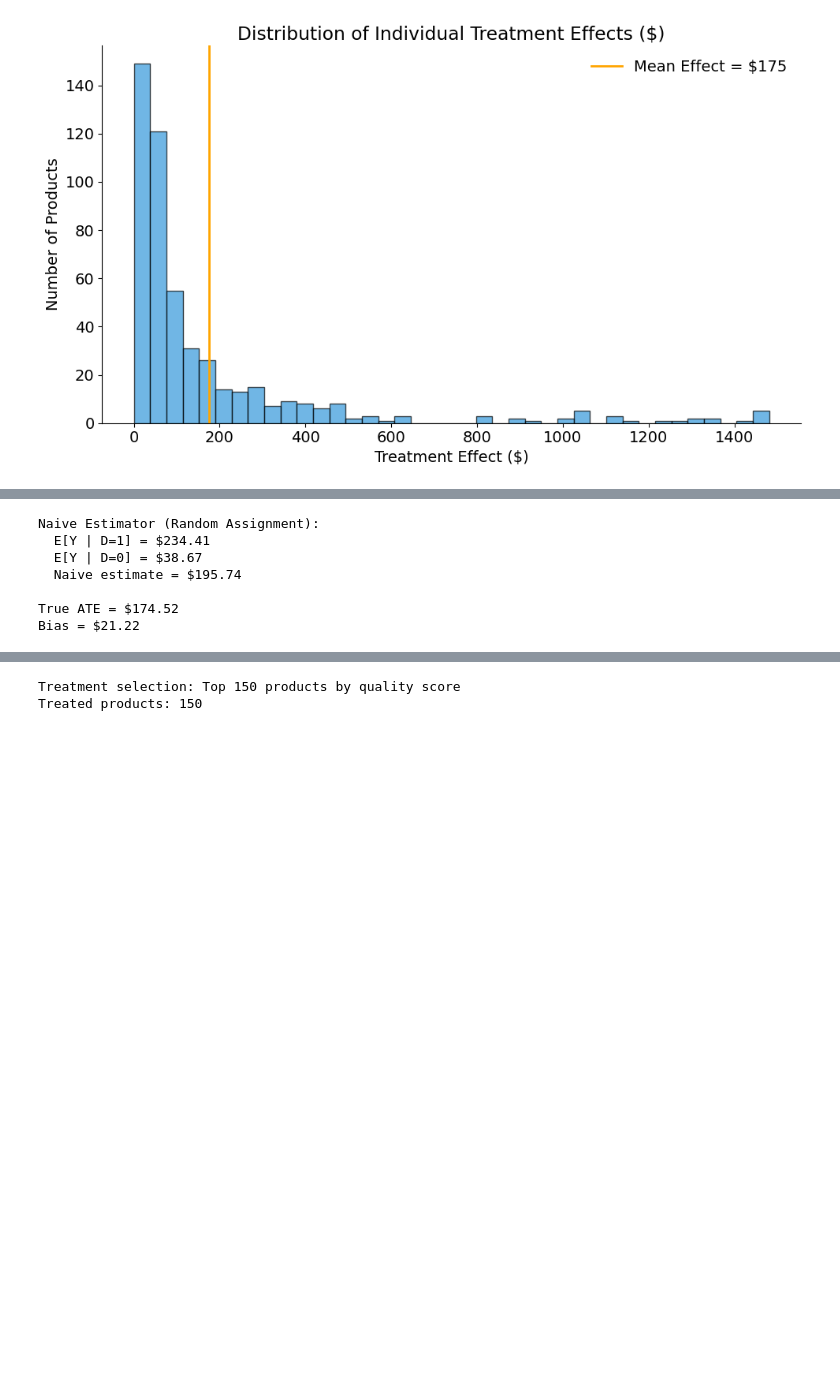
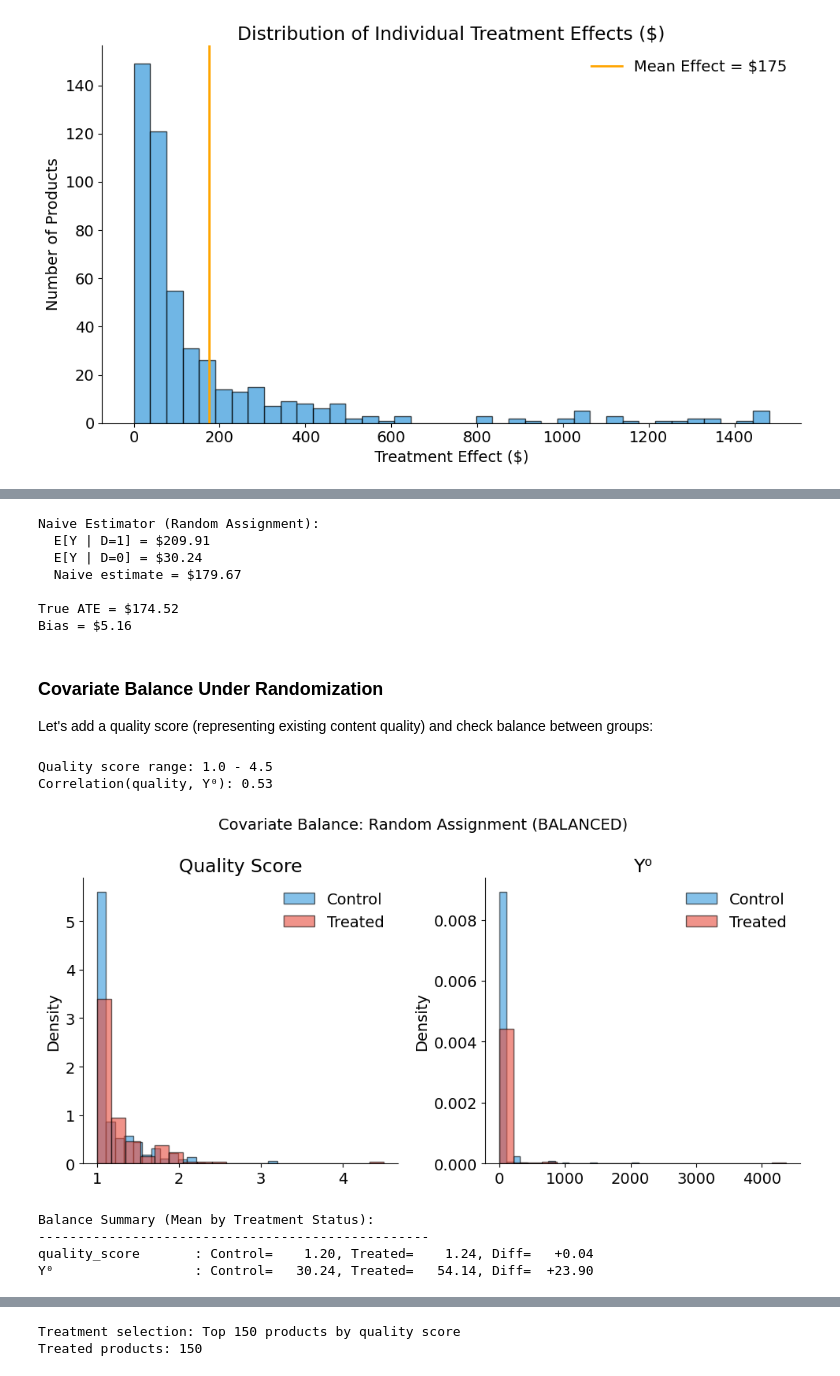
Before and after one commit to eisenhauerIO/courses-business-decisions, a Jupyter notebook: docs/source/measure-impact/01-potential-outcome-model/lecture.ipynb, the cells around one changed output, grey strips where cells are left out. Saved outputs shown, nothing was run; the diff lists cells and outputs as text; code cells hidden in the pictures; blank space fills up the shorter version.

```diff
--- a/docs/source/measure-impact/01-potential-outcome-model/lecture.ipynb
+++ b/docs/source/measure-impact/01-potential-outcome-model/lecture.ipynb
@@ -164,14 +335,14 @@ full_info_df = potential_outcomes.merge(
 )
 full_info_df = full_info_df.rename(
     columns={
-        "Y0_revenue": "Y⁰",
-        "Y1_revenue": "Y¹",
+        "Y0_revenue": "Y\u2070",
+        "Y1_revenue": "Y\u00b9",
         "enriched": "Treated",
         "revenue": "Y_obs",
     }
 )
 
 # Show sample with positive revenue
-sample = full_info_df[full_info_df["Y⁰"] > 0].sample(8, random_state=42)
+sample = full_info_df[full_info_df["Y\u2070"] > 0].sample(8, random_state=42)
 sample["Treated"] = sample["Treated"].map({True: "Yes", False: "No"})
-sample[["product_identifier", "Treated", "Y_obs", "Y⁰", "Y¹"]]
+sample[["product_identifier", "Treated", "Y_obs", "Y\u2070", "Y\u00b9"]]
@@ -188,7 +363,6 @@ This measures how much product $i$'s revenue would change due to content optimiz
 # %%
-# Individual treatment effect
-full_info_df["delta"] = full_info_df["Y¹"] - full_info_df["Y⁰"]
-
+# Individual treatment effect: delta_i = Y^1_i - Y^0_i
+full_info_df["delta"] = full_info_df["Y\u00b9"] - full_info_df["Y\u2070"]
 
 print("Individual Treatment Effects:")
 print(f"  Mean: ${full_info_df['delta'].mean():,.2f}")
@@ -243,5 +401,5 @@ $$E[Y \mid D=1] - E[Y \mid D=0] = E[Y^1] - E[Y^0] = \text{ATE}$$
 # %%
-# Naive estimator under random assignment (our current setup)
+# Naive estimator under random assignment
 treated = full_info_df[full_info_df["Treated"]]
 control = full_info_df[~full_info_df["Treated"]]
 
@@ -255,10 +413,39 @@ print(f"\nTrue ATE = ${ATE_true:,.2f}")
 print(f"Bias = ${naive_estimate_random - ATE_true:,.2f}")
 # %% [output]
 Naive Estimator (Random Assignment):
-  E[Y | D=1] = $234.41
-  E[Y | D=0] = $38.67
-  Naive estimate = $195.74
+  E[Y | D=1] = $209.91
+  E[Y | D=0] = $30.24
+  Naive estimate = $179.67
 
 True ATE = $174.52
-Bias = $21.22
+Bias = $5.16
+# %% [markdown]
+### Covariate Balance Under Randomization
+
+Let's add a quality score (representing existing content quality) and check balance between groups:
+# %%
+# Add quality score based on baseline revenue (Y^0)
+full_info_df["quality_score"] = generate_quality_score(full_info_df["Y\u2070"])
+
+print(f"Quality score range: {full_info_df['quality_score'].min():.1f} - {full_info_df['quality_score'].max():.1f}")
+print(f"Correlation(quality, Y\u2070): {full_info_df['quality_score'].corr(full_info_df['Y\u2070']):.2f}")
+# %% [output]
+Quality score range: 1.0 - 4.5
+Correlation(quality, Y⁰): 0.53
+# %%
+# Check balance under random assignment
+full_info_df["D_random"] = full_info_df["Treated"].astype(int)
+
+plot_balance_check(
+    full_info_df,
+    covariates=["quality_score", "Y\u2070"],
+    treatment_col="D_random",
+    title="Covariate Balance: Random Assignment (BALANCED)",
+)
+# %% [output]
+[figure, added]
+Balance Summary (Mean by Treatment Status):
+--------------------------------------------------
+quality_score       : Control=    1.20, Treated=    1.24, Diff=   +0.04
+Y⁰                  : Control=   30.24, Treated=   54.14, Diff=  +23.90
 # %% [markdown]
```
Also changed, not shown: parts of 50 cells of this notebook, 1 other file.
